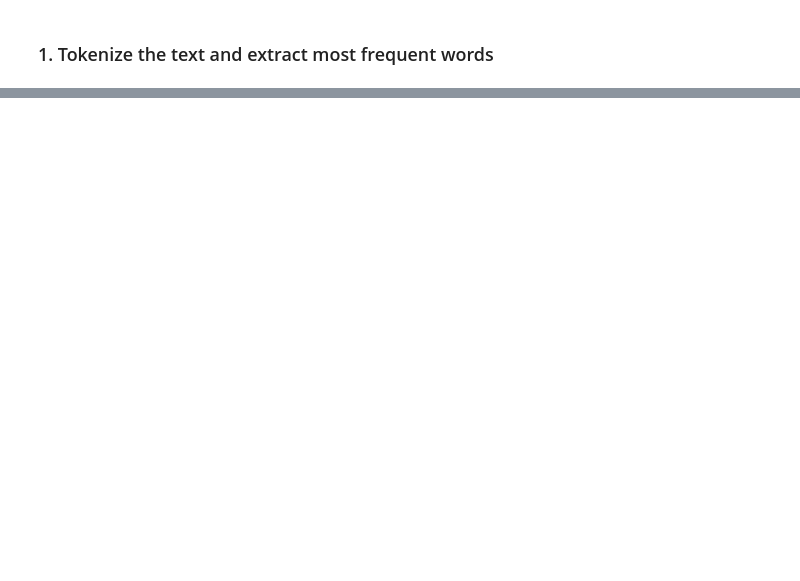
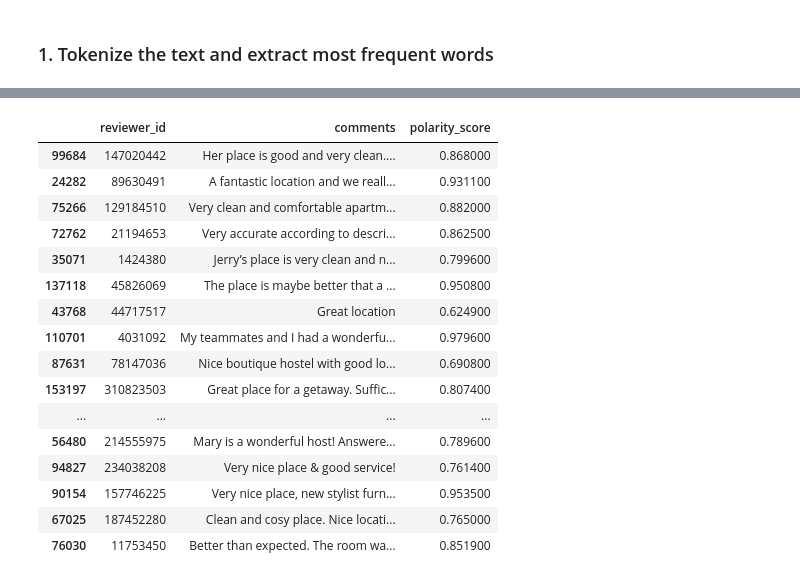
Before and after one commit to JT-H/Recommendation-System-for-Airbnb-Houses, a Jupyter notebook: Data Preparation/原始数据/NLP_on_Customer_Comments.ipynb, the cells around one changed output, grey strips where cells are left out. Drawn from its saved outputs; the diff is of its cells as text; code cells hidden in the pictures; blank space fills up the shorter version.

```diff
--- a/Data Preparation/原始数据/NLP_on_Customer_Comments.ipynb
+++ b/Data Preparation/原始数据/NLP_on_Customer_Comments.ipynb
@@ -174,0 +171,20 @@ google_new_transError: 429 (Too Many Requests) from TTS API. Probable cause: Unk
+# %%
+df.loc[df.polarity_score >= 0.5,['reviewer_id','comments','polarity_score']].sample(20).style.bar(subset=['polarity_score'], align='mid', color=['#d65f5f', '#5fba7d'])
+# %% [output]
+|  | reviewer_id | comments | polarity_score |
+| 99684 | 147020442 | Her place is good and very clean.... | 0.868000 |
+| 24282 | 89630491 | A fantastic location and we reall... | 0.931100 |
+| 75266 | 129184510 | Very clean and comfortable apartm... | 0.882000 |
+| 72762 | 21194653 | Very accurate according to descri... | 0.862500 |
+| 35071 | 1424380 | Jerry’s place is very clean and n... | 0.799600 |
+| 137118 | 45826069 | The place is maybe better that a ... | 0.950800 |
+| 43768 | 44717517 | Great location | 0.624900 |
+| 110701 | 4031092 | My teammates and I had a wonderfu... | 0.979600 |
+| 87631 | 78147036 | Nice boutique hostel with good lo... | 0.690800 |
+| 153197 | 310823503 | Great place for a getaway. Suffic... | 0.807400 |
+| ... | ... | ... | ... |
+| 56480 | 214555975 | Mary is a wonderful host! Answere... | 0.789600 |
+| 94827 | 234038208 | Very nice place & good service! | 0.761400 |
+| 90154 | 157746225 | Very nice place, new stylist furn... | 0.953500 |
+| 67025 | 187452280 | Clean and cosy place. Nice locati... | 0.765000 |
+| 76030 | 11753450 | Better than expected. The room wa... | 0.851900 |
```
Also changed, not shown: parts of 42 cells of this notebook, 4 other files.
